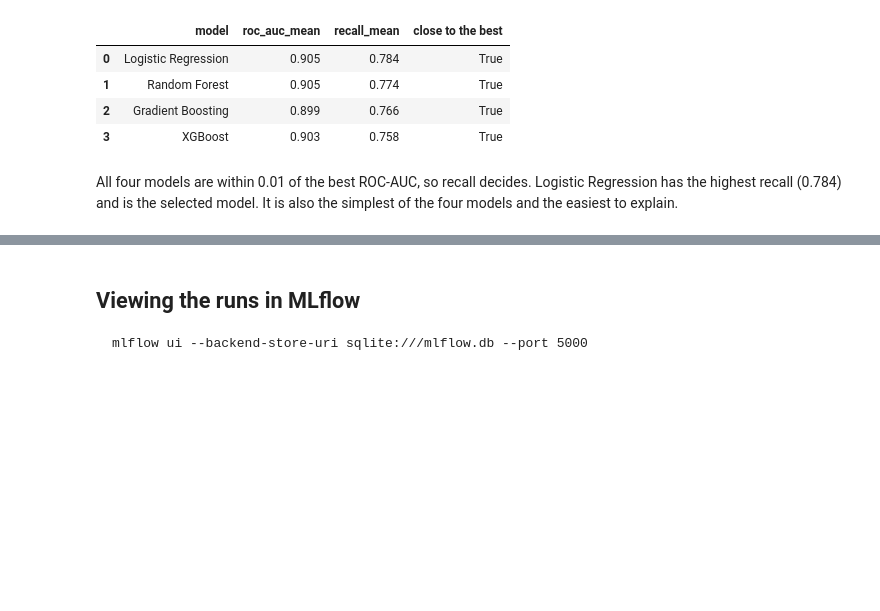
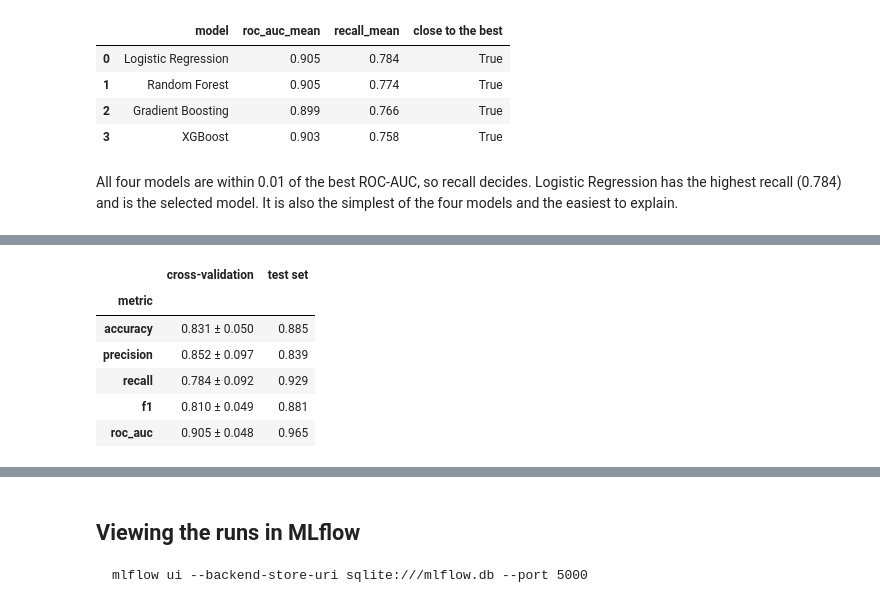
Before and after one commit to 2025ae05589/heart-disease-mlops, a Jupyter notebook: notebooks/02_model_development.ipynb, the cells around one changed output, grey strips where cells are left out. Cells and saved outputs as stored; diff of their text form; code cells hidden in the pictures; blank space fills up the shorter version.

```diff
--- a/notebooks/02_model_development.ipynb
+++ b/notebooks/02_model_development.ipynb
@@ -587,0 +619,27 @@ It is also the simplest of the four models and the easiest to explain.
+# %%
+# the model saved in the MLflow run of the selected model, trained on all
+# the training patients
+model = load_trained_model(selected["run_id"])
+
+test_probability = model.predict_proba(X_test)[:, 1]
+test_metrics = compute_metrics(y_test, test_probability)
+
+# next to the cross-validation values of the same model
+rows = []
+for metric in METRICS:
+    mean = selected[f"{metric}_mean"]
+    std = selected[f"{metric}_std"]
+    rows.append({
+        "metric": metric,
+        "cross-validation": f"{mean:.3f} ± {std:.3f}",
+        "test set": f"{test_metrics[metric]:.3f}",
+    })
+pd.DataFrame(rows).set_index("metric")
+# %% [output]
+|  | cross-validation | test set |
+| metric |  |  |
+| accuracy | 0.831 ± 0.050 | 0.885 |
+| precision | 0.852 ± 0.097 | 0.839 |
+| recall | 0.784 ± 0.092 | 0.929 |
+| f1 | 0.810 ± 0.049 | 0.881 |
+| roc_auc | 0.905 ± 0.048 | 0.965 |
```
Also changed, not shown: parts of 11 cells of this notebook.
